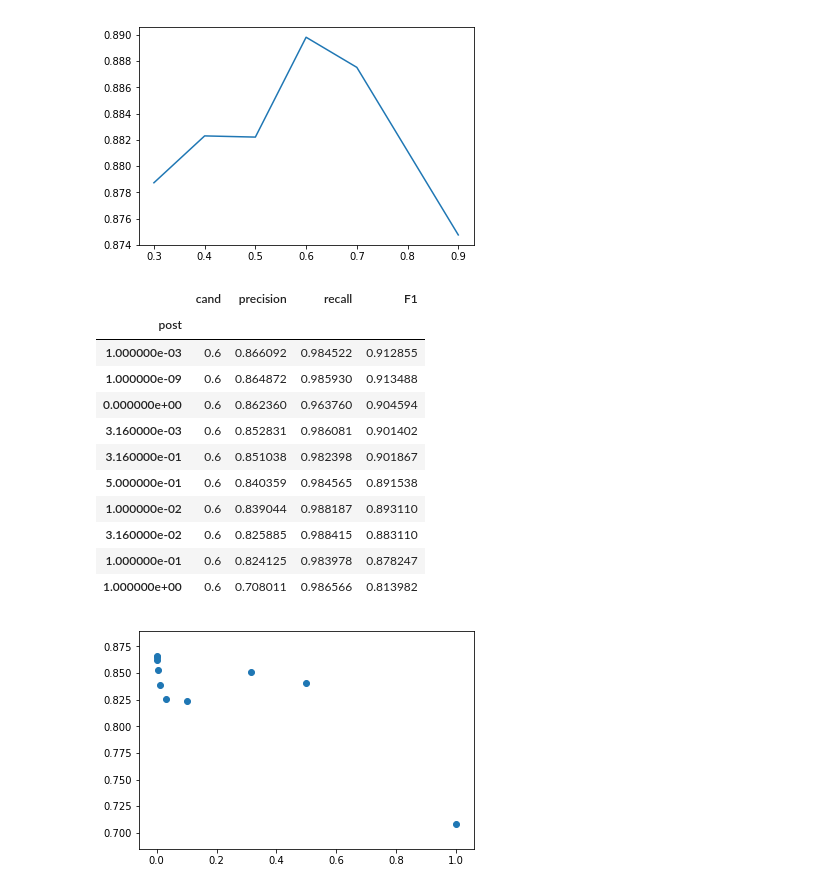
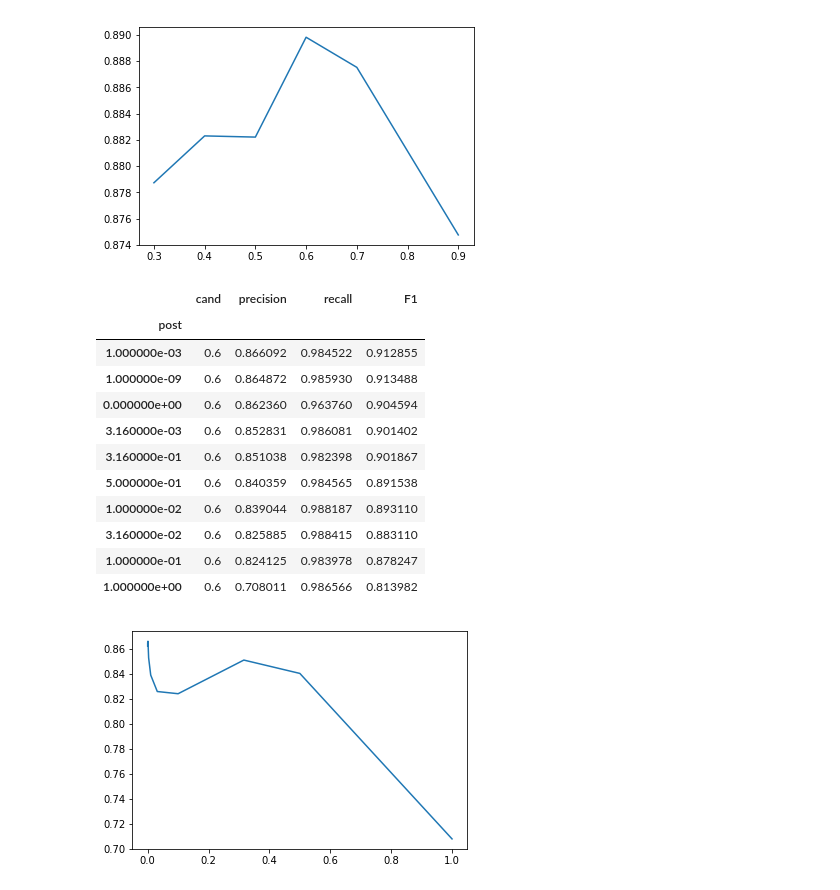
Before and after one commit to coldham10/SCarborSNV, a Jupyter notebook: analysis/threshold_search.ipynb, the cells around one changed output. Drawn from its saved outputs; the diff is of its cells as text; code cells hidden in the pictures.

```diff
--- a/analysis/threshold_search.ipynb
+++ b/analysis/threshold_search.ipynb
@@ -203,24 +203,24 @@ cand_results
 | 0.9 | 0.166857 | 0.814839 | 0.986065 | 0.874763 |
 [figure]
 # %%
-cell_results = pd.read_csv("cell_data.csv")
+cell_results = pd.read_csv("result_data/posterior_threshold_cand0-6_m-10.csv")
 post_results = cell_results.groupby(['post']).mean().copy()
 post_x = [0, 1.0e-9, 1.0e-3, 3.16e-3, 1.0e-2, 3.16e-2, 1.0e-1, 3.16e-1, 0.5, 1]
 fig = plt.figure()
 ax = plt.gca()
-ax.scatter(post_x, post_results[['precision']].values)
+ax.plot(post_x, post_results[['precision']].values)
 post_results.sort_values(['precision'], ascending=False)
 # %% [output]
 |  | cand | precision | recall | F1 |
 | post |  |  |  |  |
 | 1.000000e-03 | 0.6 | 0.866092 | 0.984522 | 0.912855 |
 | 1.000000e-09 | 0.6 | 0.864872 | 0.985930 | 0.913488 |
 | 0.000000e+00 | 0.6 | 0.862360 | 0.963760 | 0.904594 |
 | 3.160000e-03 | 0.6 | 0.852831 | 0.986081 | 0.901402 |
 | 3.160000e-01 | 0.6 | 0.851038 | 0.982398 | 0.901867 |
 | 5.000000e-01 | 0.6 | 0.840359 | 0.984565 | 0.891538 |
 | 1.000000e-02 | 0.6 | 0.839044 | 0.988187 | 0.893110 |
 | 3.160000e-02 | 0.6 | 0.825885 | 0.988415 | 0.883110 |
 | 1.000000e-01 | 0.6 | 0.824125 | 0.983978 | 0.878247 |
 | 1.000000e+00 | 0.6 | 0.708011 | 0.986566 | 0.813982 |
-[figure, old version]
+[figure, new version]
```
Also changed, not shown: 10 other files.
